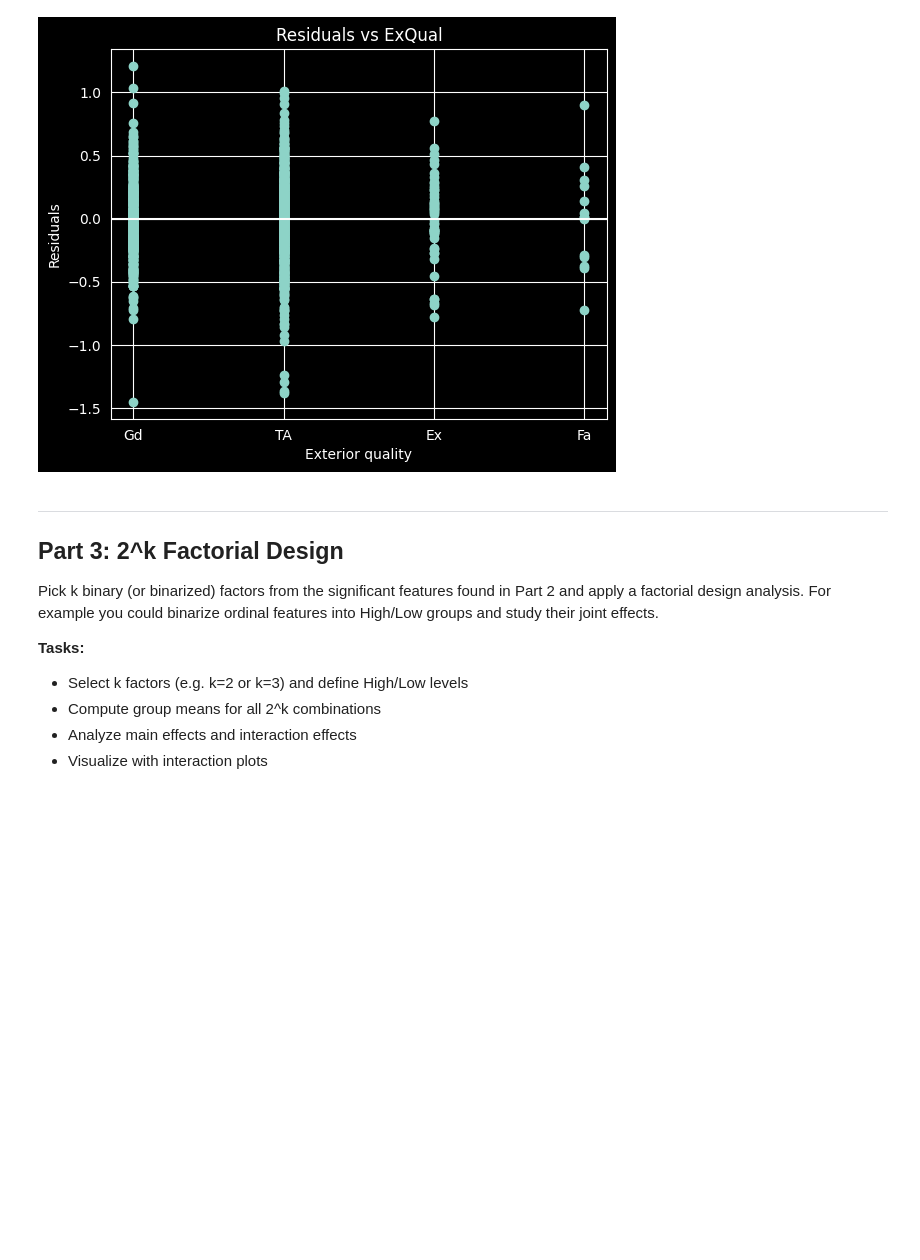
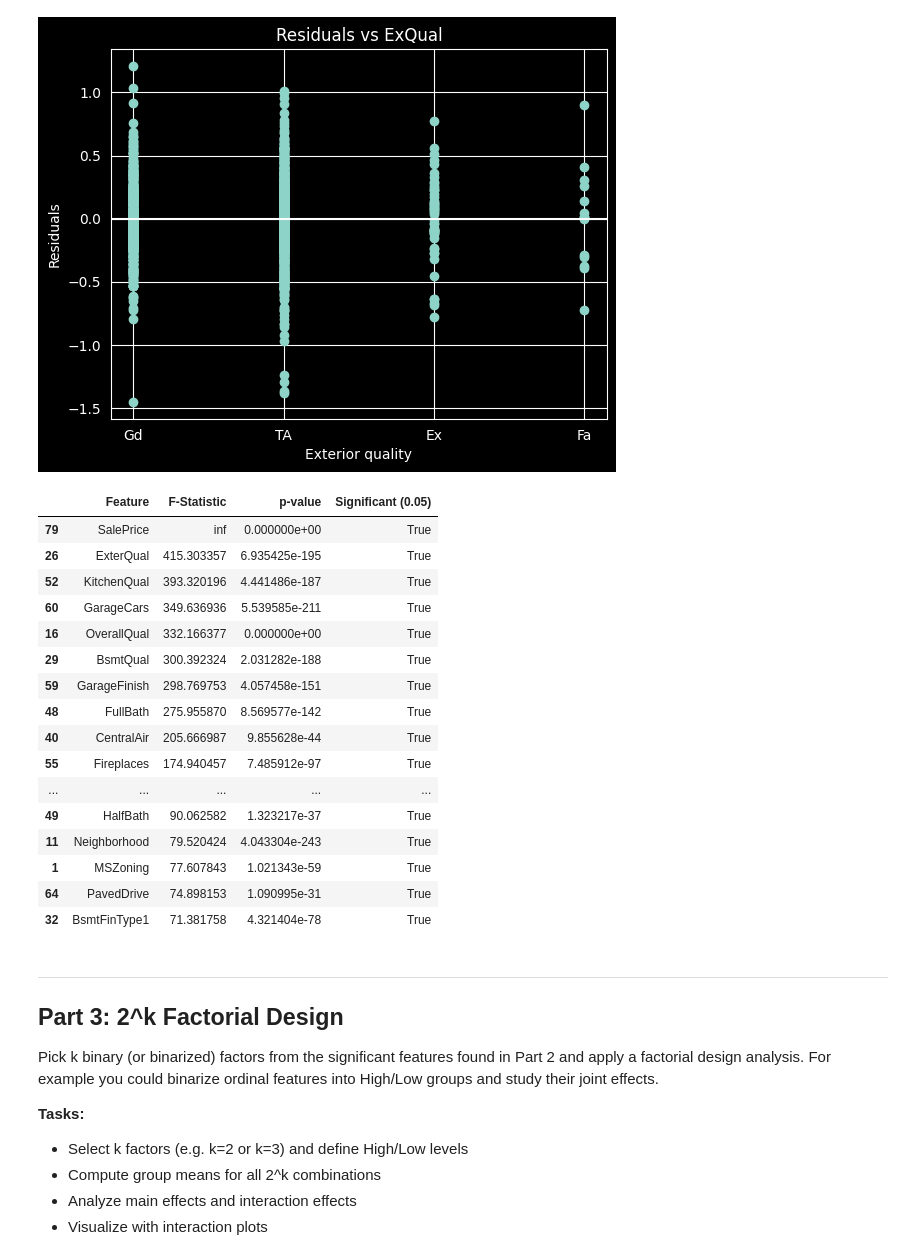
Before and after one commit to cpalescan/cstat, a Jupyter notebook: project_STUDENTID.ipynb, the cells around one changed output. Drawn from its saved outputs; the diff is of its cells as text; code cells hidden in the pictures; blank space fills up the shorter version.

```diff
--- a/project_STUDENTID.ipynb
+++ b/project_STUDENTID.ipynb
@@ -345,6 +369,50 @@ plt.show()
 ExterQual  107.349496     3.0  415.303357  6.935425e-195
 Residual   125.451163  1456.0         NaN            NaN
 [figure]
+# %%
+# So... ANOVA was fun. Let's see the results for all the columns!
+all_features = train.columns.tolist()
+all_features.remove("SalePrice_log")
+all_features.remove("Id")
+
+df_anova_total = train.copy()
+for col in all_features:
+    if df_anova_total[col].dtype == "object" or df_anova_total[col].isnull().any():
+        df_anova_total[col] = df_anova_total[col].fillna("None")
+
+results = []
+for col in all_features:
+    groups = [group["SalePrice_log"].values for name, group in df_anova_total.groupby(col)]
+    f_stat, p_val = stats.f_oneway(*groups)
+    results.append({
+        "Feature": col,
+        "F-Statistic": f_stat,
+        "p-value": p_val,
+        "Significant (0.05)": p_val < 0.05
+    })
+
+anova_t = pd.DataFrame(results).sort_values(by="F-Statistic", ascending=False)
+anova_t.head(20)
+
+# I think we have some very interesting groups!!!
+# %% [output]
+|  | Feature | F-Statistic | p-value | Significant (0.05) |
+| 79 | SalePrice | inf | 0.000000e+00 | True |
+| 26 | ExterQual | 415.303357 | 6.935425e-195 | True |
+| 52 | KitchenQual | 393.320196 | 4.441486e-187 | True |
+| 60 | GarageCars | 349.636936 | 5.539585e-211 | True |
+| 16 | OverallQual | 332.166377 | 0.000000e+00 | True |
+| 29 | BsmtQual | 300.392324 | 2.031282e-188 | True |
+| 59 | GarageFinish | 298.769753 | 4.057458e-151 | True |
+| 48 | FullBath | 275.955870 | 8.569577e-142 | True |
+| 40 | CentralAir | 205.666987 | 9.855628e-44 | True |
+| 55 | Fireplaces | 174.940457 | 7.485912e-97 | True |
+| ... | ... | ... | ... | ... |
+| 49 | HalfBath | 90.062582 | 1.323217e-37 | True |
+| 11 | Neighborhood | 79.520424 | 4.043304e-243 | True |
+| 1 | MSZoning | 77.607843 | 1.021343e-59 | True |
+| 64 | PavedDrive | 74.898153 | 1.090995e-31 | True |
+| 32 | BsmtFinType1 | 71.381758 | 4.321404e-78 | True |
 # %% [markdown]
 ---
 ## Part 3: 2^k Factorial Design
```
Also changed, not shown: parts of 5 cells of this notebook.
